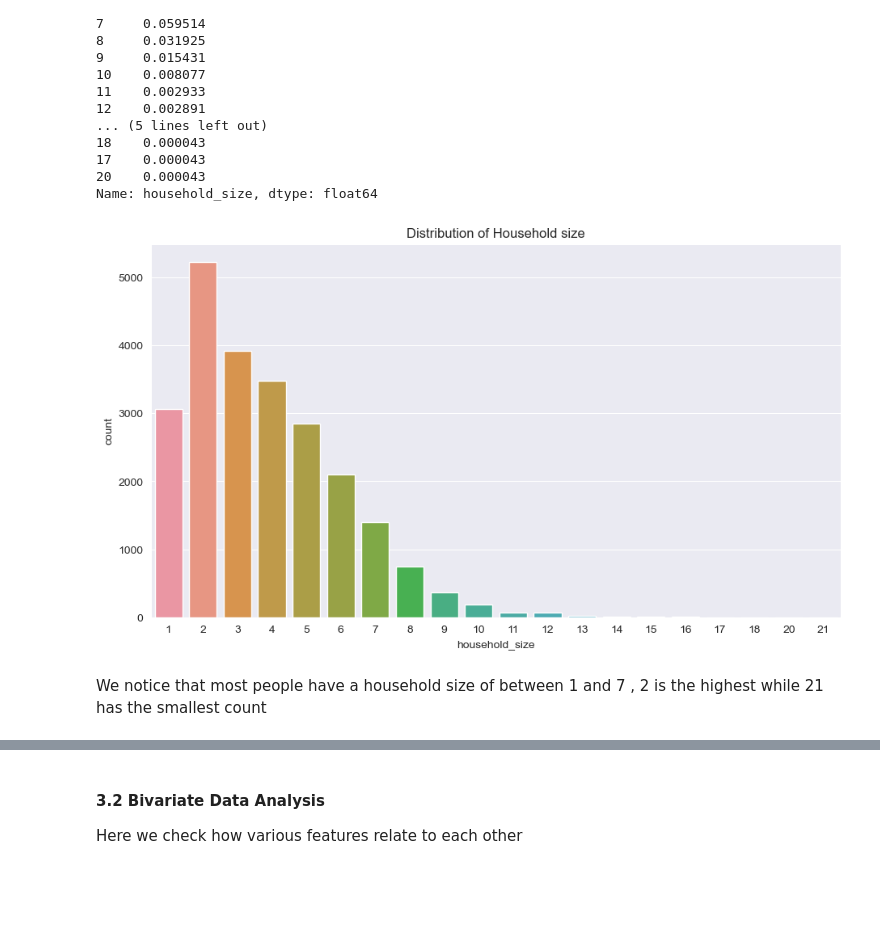
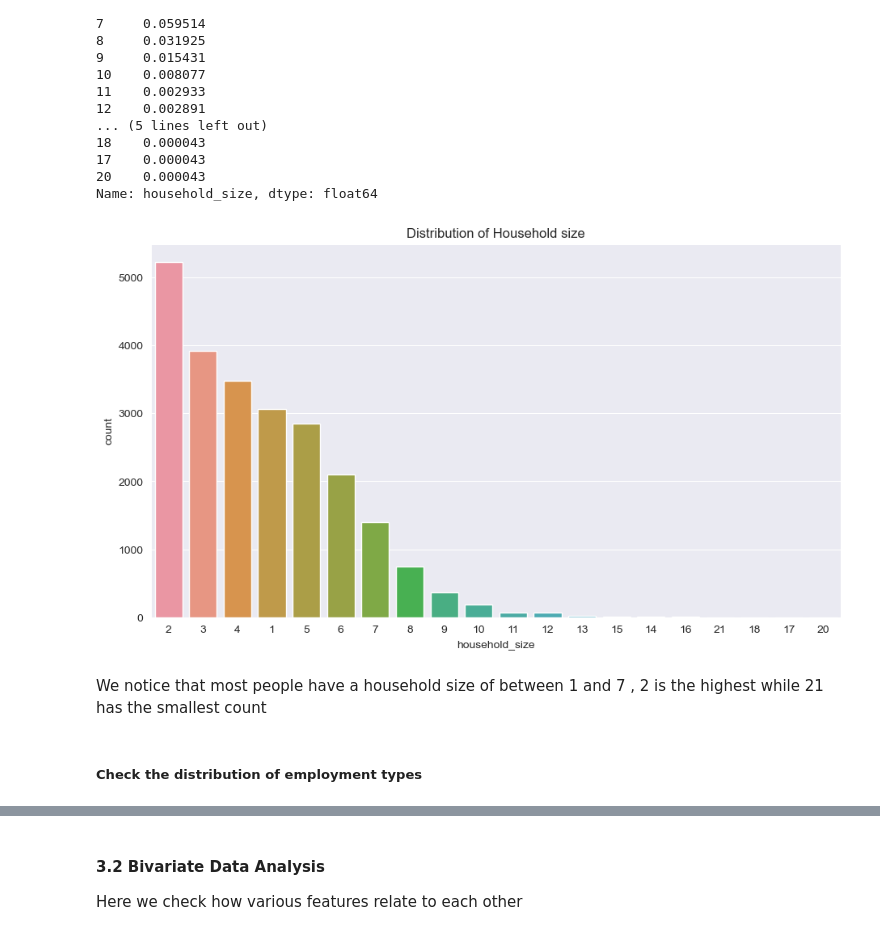
Before and after one commit to penina26/financial-inclusion-africa, a Jupyter notebook: index.ipynb, the cells around one changed output, grey strips where cells are left out. Cells and saved outputs as stored; diff of their text form; code cells hidden in the pictures; blank space fills up the shorter version.

```diff
--- a/index.ipynb
+++ b/index.ipynb
@@ -417,9 +417,11 @@ Name: household_size, dtype: float64
 # %%
 #plot a countplot of the distribution of location type
 plt.figure(figsize=(11,6))
-sns.countplot(data=train, x='household_size')
+sns.countplot(data=train, x='household_size', order=train['household_size'].value_counts().index)
 plt.title("Distribution of Household size");
 # %% [output]
-[figure, old version]
+[figure, new version]
 # %% [markdown]
 We notice that most people have a household size of between 1 and 7 , 2 is the highest while 21 has the smallest count
+# %% [markdown]
+##### Check the distribution of employment types
```
Also changed, not shown: parts of 41 cells of this notebook.
